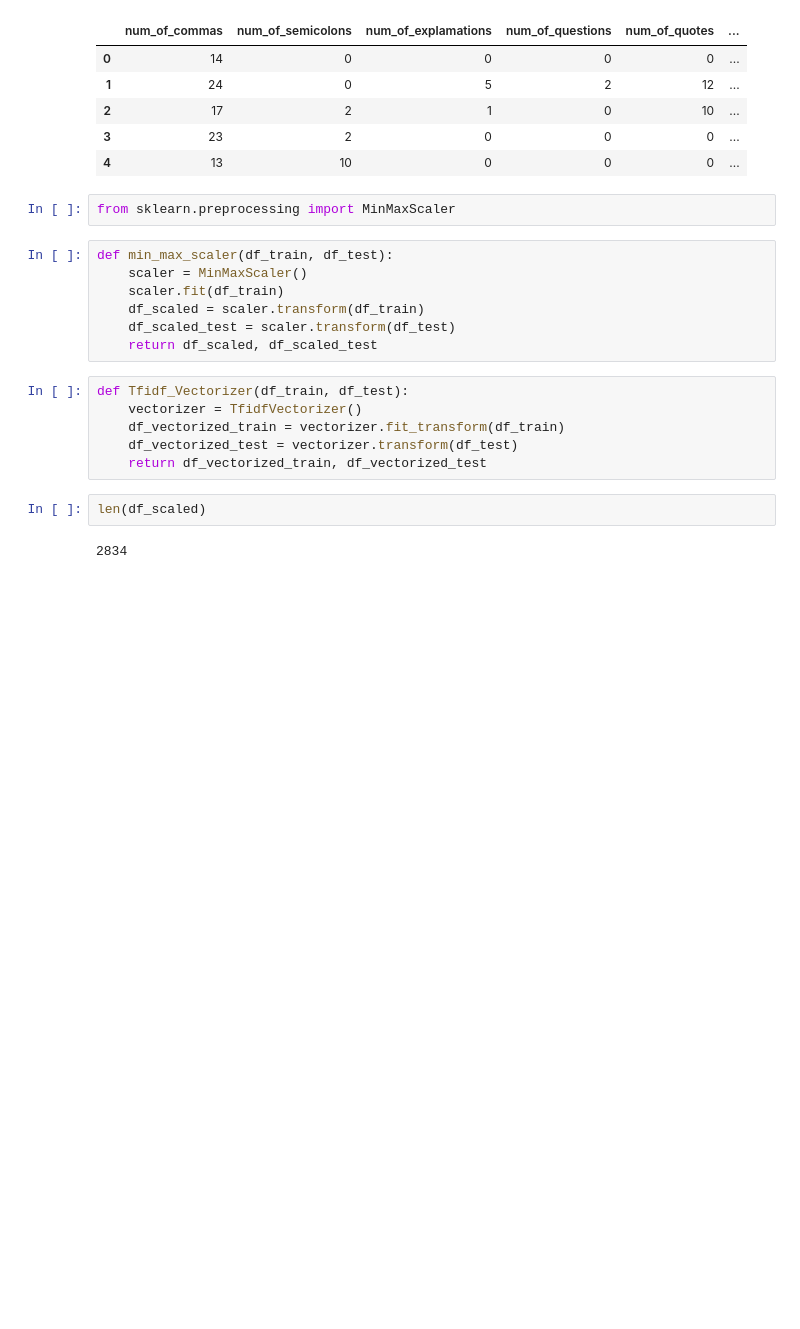
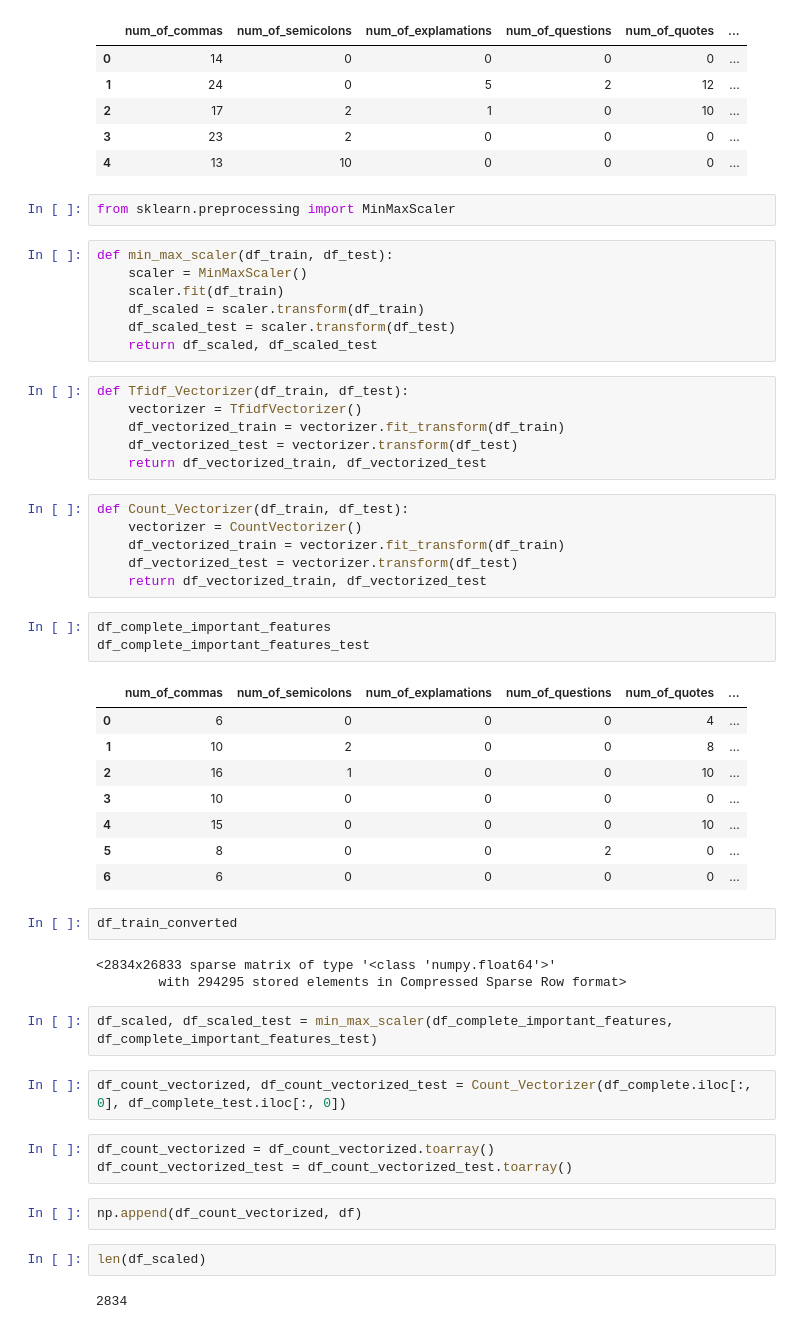
Before and after one commit to suhasmaddali/Predicting-Readability-of-Texts-Using-Machine-Learning, a Jupyter notebook: Readability Challenge Python Notebook-10-7.ipynb, the cells around one changed output. Cells and saved outputs as stored; diff of their text form; blank space fills up the shorter version.

```diff
--- a/Readability Challenge Python Notebook-10-7.ipynb
+++ b/Readability Challenge Python Notebook-10-7.ipynb
@@ -850,6 +850,38 @@ def Tfidf_Vectorizer(df_train, df_test):
     df_vectorized_train = vectorizer.fit_transform(df_train)
     df_vectorized_test = vectorizer.transform(df_test)
     return df_vectorized_train, df_vectorized_test
+# %%
+def Count_Vectorizer(df_train, df_test):
+    vectorizer = CountVectorizer()
+    df_vectorized_train = vectorizer.fit_transform(df_train)
+    df_vectorized_test = vectorizer.transform(df_test)
+    return df_vectorized_train, df_vectorized_test
+# %%
+df_complete_important_features
+df_complete_important_features_test
+# %% [output]
+|  | num_of_commas | num_of_semicolons | num_of_explamations | num_of_questions | num_of_quotes | ... |
+| 0 | 6 | 0 | 0 | 0 | 4 | ... |
+| 1 | 10 | 2 | 0 | 0 | 8 | ... |
+| 2 | 16 | 1 | 0 | 0 | 10 | ... |
+| 3 | 10 | 0 | 0 | 0 | 0 | ... |
+| 4 | 15 | 0 | 0 | 0 | 10 | ... |
+| 5 | 8 | 0 | 0 | 2 | 0 | ... |
+| 6 | 6 | 0 | 0 | 0 | 0 | ... |
+# %%
+df_train_converted
+# %% [output]
+<2834x26833 sparse matrix of type '<class 'numpy.float64'>'
+        with 294295 stored elements in Compressed Sparse Row format>
+# %%
+df_scaled, df_scaled_test = min_max_scaler(df_complete_important_features, df_complete_important_features_test)
+# %%
+df_count_vectorized, df_count_vectorized_test = Count_Vectorizer(df_complete.iloc[:, 0], df_complete_test.iloc[:, 0])
+# %%
+df_count_vectorized = df_count_vectorized.toarray()
+df_count_vectorized_test = df_count_vectorized_test.toarray()
+# %%
+np.append(df_count_vectorized, df)
 # %%
 len(df_scaled)
 # %% [output]
```
Also changed, not shown: parts of 36 cells of this notebook.
